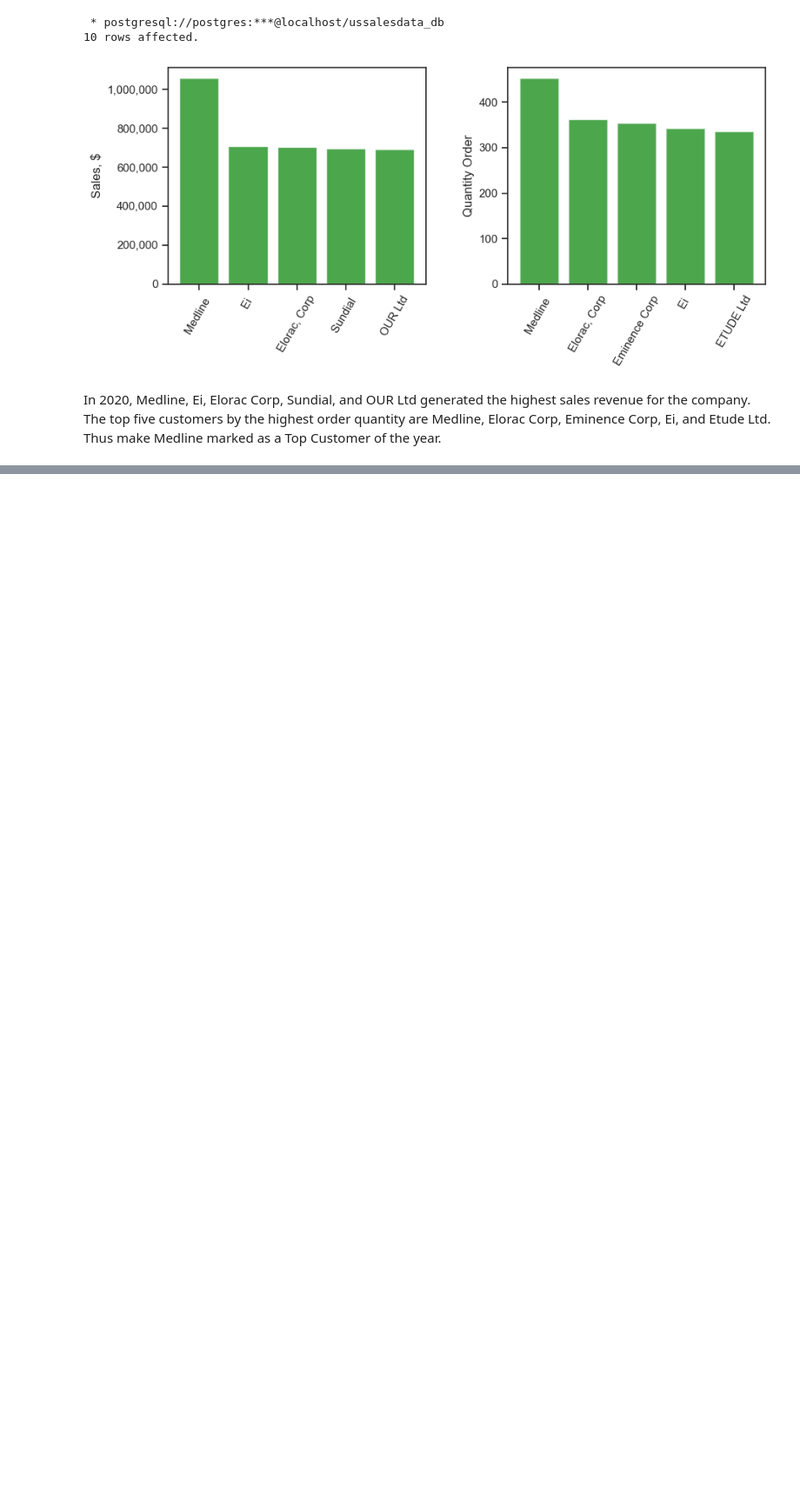
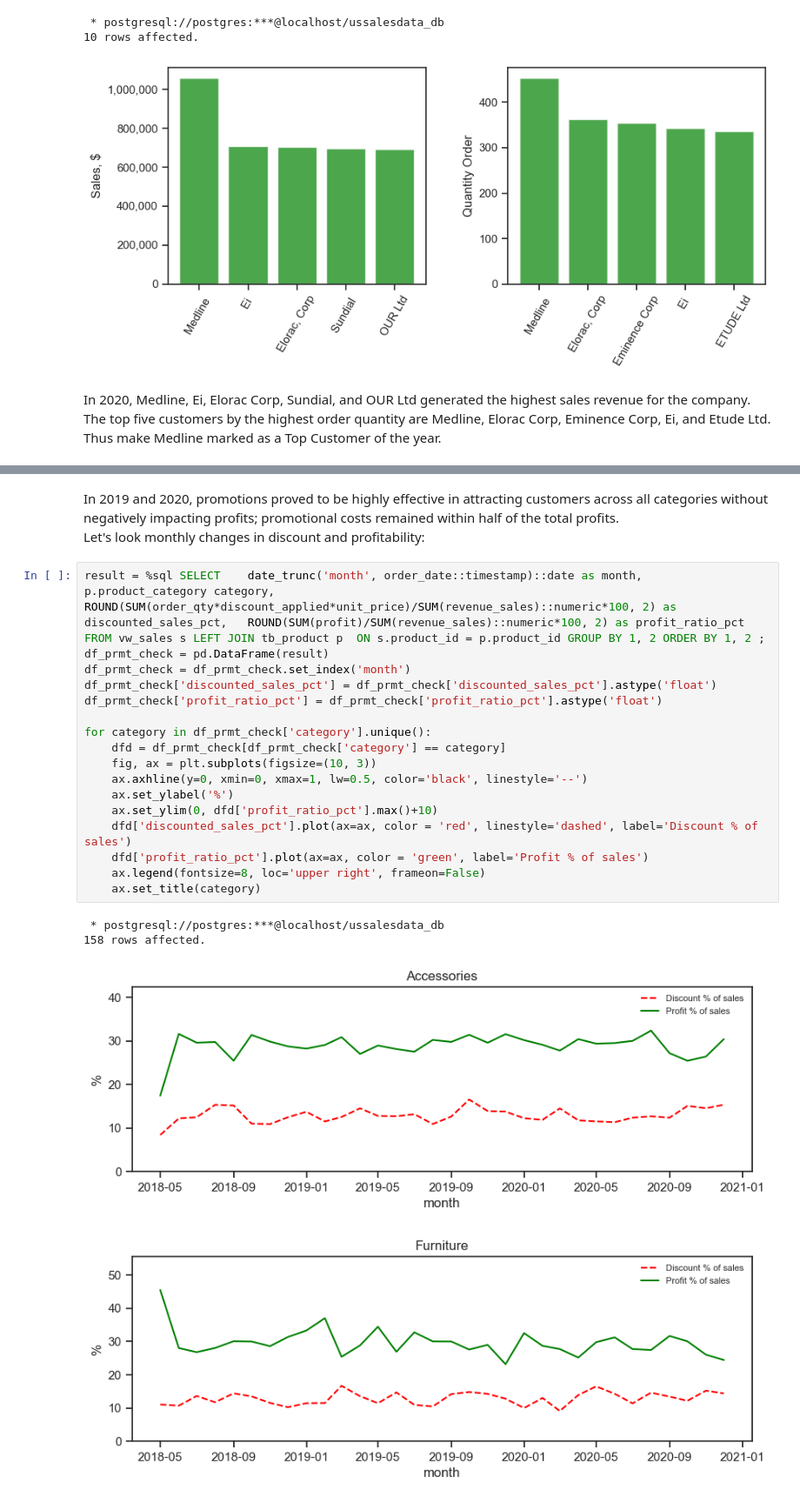
Before and after one commit to jeeenss/Data-Analysis-with-SQL, a Jupyter notebook: US Sales/US_Sales_Performance_Analysis.ipynb, the cells around one changed output, grey strips where cells are left out. Shown at 87% size. Drawn from its saved outputs; the diff is of its cells as text; blank space fills up the shorter version.

Commit message:
added Discount Rate Efficiency

```diff
--- a/US Sales/US_Sales_Performance_Analysis.ipynb
+++ b/US Sales/US_Sales_Performance_Analysis.ipynb
@@ -1355,0 +1386,25 @@ In 2020, Medline, Ei, Elorac Corp, Sundial, and OUR Ltd generated the highest sa
+# %% [markdown]
+In 2019 and 2020, promotions proved to be highly effective in attracting customers across all categories without negatively impacting profits; promotional costs remained within half of the total profits.<br>
+Let's look monthly changes in discount and profitability:
+# %%
+result = %sql SELECT 	date_trunc('month', order_date::timestamp)::date as month, 	p.product_category category, 	ROUND(SUM(order_qty*discount_applied*unit_price)/SUM(revenue_sales)::numeric*100, 2) as discounted_sales_pct, 	ROUND(SUM(profit)/SUM(revenue_sales)::numeric*100, 2) as profit_ratio_pct FROM vw_sales s LEFT JOIN tb_product p 	ON s.product_id = p.product_id GROUP BY 1, 2 ORDER BY 1, 2 ;
+df_prmt_check = pd.DataFrame(result)
+df_prmt_check = df_prmt_check.set_index('month')
+df_prmt_check['discounted_sales_pct'] = df_prmt_check['discounted_sales_pct'].astype('float')
+df_prmt_check['profit_ratio_pct'] = df_prmt_check['profit_ratio_pct'].astype('float')
+
+for category in df_prmt_check['category'].unique():
+    dfd = df_prmt_check[df_prmt_check['category'] == category]
+    fig, ax = plt.subplots(figsize=(10, 3))
+    ax.axhline(y=0, xmin=0, xmax=1, lw=0.5, color='black', linestyle='--')
+    ax.set_ylabel('%')
+    ax.set_ylim(0, dfd['profit_ratio_pct'].max()+10)
+    dfd['discounted_sales_pct'].plot(ax=ax, color = 'red', linestyle='dashed', label='Discount % of sales')
+    dfd['profit_ratio_pct'].plot(ax=ax, color = 'green', label='Profit % of sales')
+    ax.legend(fontsize=8, loc='upper right', frameon=False)
+    ax.set_title(category)
+# %% [output]
+ * postgresql://postgres:***@localhost/ussalesdata_db
+158 rows affected.
+[figure, added]
+[figure, added]
```
Also changed, not shown: parts of 13 cells of this notebook, 1 other file.
